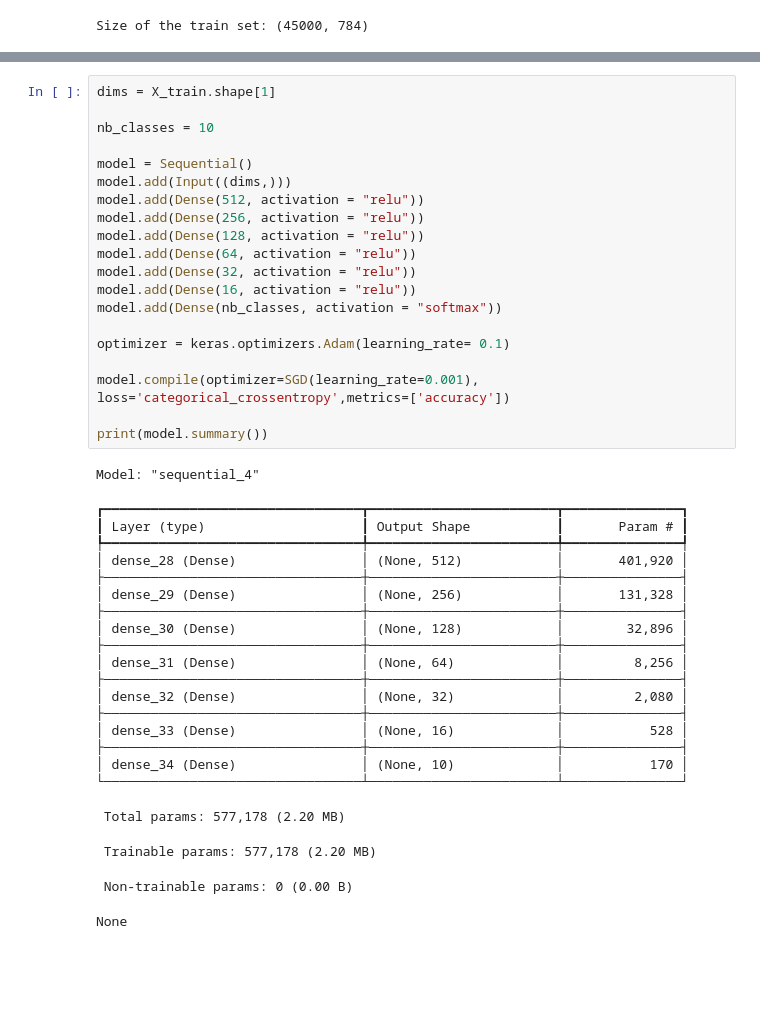
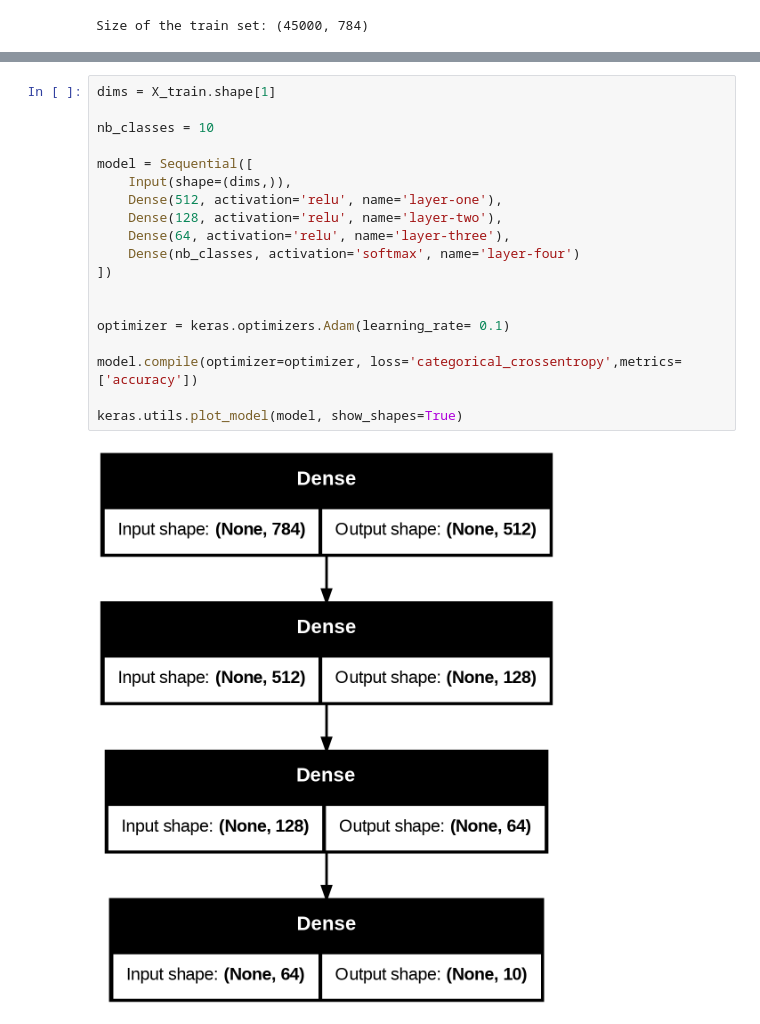
Before and after one commit to Elsacred02/assignment_2_advanced_machine_learning, a Jupyter notebook: Problema1.ipynb, the cells around one changed output, grey strips where cells are left out. Saved outputs shown, nothing was run; the diff lists cells and outputs as text; blank space fills up the shorter version.

```diff
--- a/Problema1.ipynb
+++ b/Problema1.ipynb
@@ -50,46 +50,24 @@ array([0., 0., 0., 0., 0., 1., 0., 0., 0., 0.])
 # %%
 dims = X_train.shape[1]
 
 nb_classes = 10
 
-model = Sequential()
-model.add(Input((dims,)))
-model.add(Dense(512, activation = "relu"))
-model.add(Dense(256, activation = "relu"))
-model.add(Dense(128, activation = "relu"))
-model.add(Dense(64, activation = "relu"))
-model.add(Dense(32, activation = "relu"))
-model.add(Dense(16, activation = "relu"))
-model.add(Dense(nb_classes, activation = "softmax"))
+model = Sequential([
+    Input(shape=(dims,)),
+    Dense(512, activation='relu', name='layer-one'),
+    Dense(128, activation='relu', name='layer-two'),
+    Dense(64, activation='relu', name='layer-three'),
+    Dense(nb_classes, activation='softmax', name='layer-four')
+])
+
 
 optimizer = keras.optimizers.Adam(learning_rate= 0.1)
 
-model.compile(optimizer=SGD(learning_rate=0.001), loss='categorical_crossentropy',metrics=['accuracy'])
+model.compile(optimizer=optimizer, loss='categorical_crossentropy',metrics=['accuracy'])
 
-print(model.summary())
+keras.utils.plot_model(model, show_shapes=True)
 # %% [output]
-Model: "sequential_4"
-┏━━━━━━━━━━━━━━━━━━━━━━━━━━━━━━━━━┳━━━━━━━━━━━━━━━━━━━━━━━━┳━━━━━━━━━━━━━━━┓
-┃ Layer (type)                    ┃ Output Shape           ┃       Param # ┃
-┡━━━━━━━━━━━━━━━━━━━━━━━━━━━━━━━━━╇━━━━━━━━━━━━━━━━━━━━━━━━╇━━━━━━━━━━━━━━━┩
-│ dense_28 (Dense)                │ (None, 512)            │       401,920 │
-├─────────────────────────────────┼────────────────────────┼───────────────┤
-│ dense_29 (Dense)                │ (None, 256)            │       131,328 │
-├─────────────────────────────────┼────────────────────────┼───────────────┤
-│ dense_30 (Dense)                │ (None, 128)            │        32,896 │
-├─────────────────────────────────┼────────────────────────┼───────────────┤
-│ dense_31 (Dense)                │ (None, 64)             │         8,256 │
-├─────────────────────────────────┼────────────────────────┼───────────────┤
-│ dense_32 (Dense)                │ (None, 32)             │         2,080 │
-├─────────────────────────────────┼────────────────────────┼───────────────┤
-│ dense_33 (Dense)                │ (None, 16)             │           528 │
-├─────────────────────────────────┼────────────────────────┼───────────────┤
-│ dense_34 (Dense)                │ (None, 10)             │           170 │
-└─────────────────────────────────┴────────────────────────┴───────────────┘
- Total params: 577,178 (2.20 MB)
- Trainable params: 577,178 (2.20 MB)
- Non-trainable params: 0 (0.00 B)
-None
+[figure, added]
 # %%
 n_epochs = 10
 network_history = model.fit(X_train, Y_train, batch_size=128,
```
Also changed, not shown: parts of 3 cells of this notebook.
